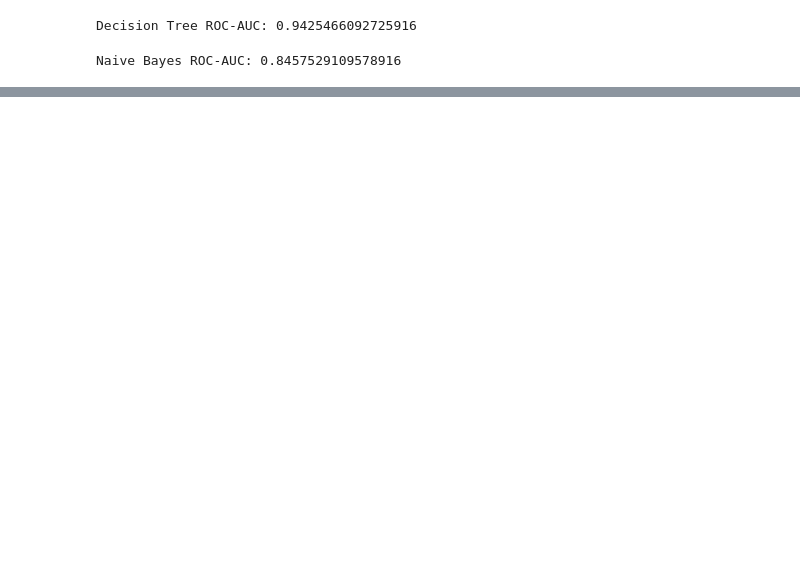
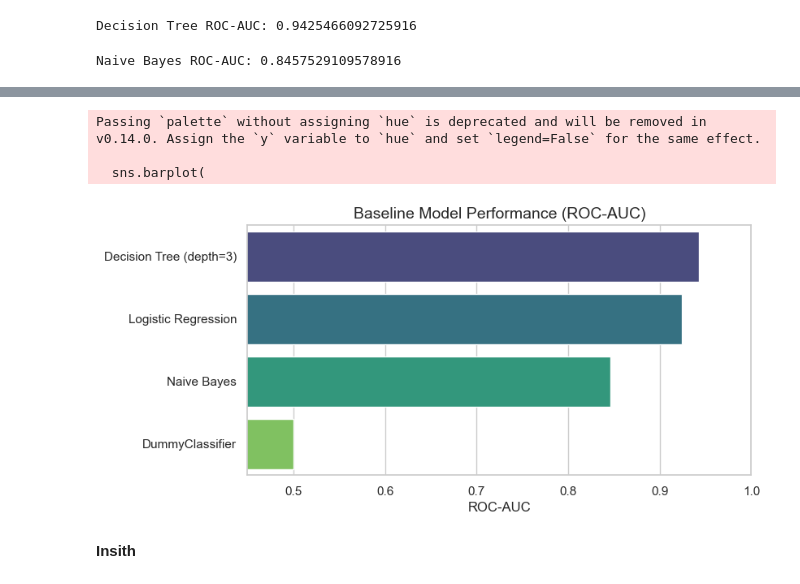
Before and after one commit to PaulinaMamiaga/customer-churn-intelligence-system, a Jupyter notebook: notebooks/03_modeling_and_evaluation.ipynb, the cells around one changed output, grey strips where cells are left out. Cells and saved outputs as stored; diff of their text form; code cells hidden in the pictures; blank space fills up the shorter version.

Commit message:
# Update Modeling & Evaluation

```diff
--- a/notebooks/03_modeling_and_evaluation.ipynb
+++ b/notebooks/03_modeling_and_evaluation.ipynb
@@ -243,3 +242,29 @@ nb_pred = nb_pipeline.predict_proba(X_test)[:, 1]
 print("Naive Bayes ROC-AUC:", roc_auc_score(y_test, nb_pred))
 # %% [output]
 Naive Bayes ROC-AUC: 0.8457529109578916
+# %%
+# 5.5 Build the baseline results table
+baseline_results = pd.DataFrame({
+    "Baseline Model": [
+        "DummyClassifier",
+        "Logistic Regression",
+        "Decision Tree (depth=3)",
+        "Naive Bayes"
+    ],
+    "ROC-AUC": [
+        0.50,
+        roc_auc_score(y_test, logreg_pred),
+        roc_auc_score(y_test, dt_pred),
+        roc_auc_score(y_test, nb_pred)
+    ],
+    "Notes": [
+        "Zero-skill benchmark",
+        "Strong linear baseline",
+        "Best baseline, captures non-linear patterns",
+        "Weak baseline, assumptions violated"
+    ]
+})
+
+baseline_results = baseline_results.sort_values(by="ROC-AUC", ascending=False).reset_index(drop=True)
+
+baseline_results
@@ -245,0 +277,24 @@ Naive Bayes ROC-AUC: 0.8457529109578916
+# %%
+# 5.6 Create Baseline Performance Plot
+sns.set(style="whitegrid")
+
+plt.figure(figsize=(8, 4))
+sns.barplot(
+    data=baseline_results,
+    x="ROC-AUC",
+    y="Baseline Model",
+    palette="viridis"
+)
+
+plt.title("Baseline Model Performance (ROC-AUC)", fontsize=14)
+plt.xlabel("ROC-AUC")
+plt.ylabel("")
+plt.xlim(0.45, 1.0)
+plt.show()
+# %% [output]
+Passing `palette` without assigning `hue` is deprecated and will be removed in v0.14.0. Assign the `y` variable to `hue` and set `legend=False` for the same effect.
+
+  sns.barplot(
+[figure, added]
+# %% [markdown]
+**Insith**
```
Also changed, not shown: parts of 11 cells of this notebook.
